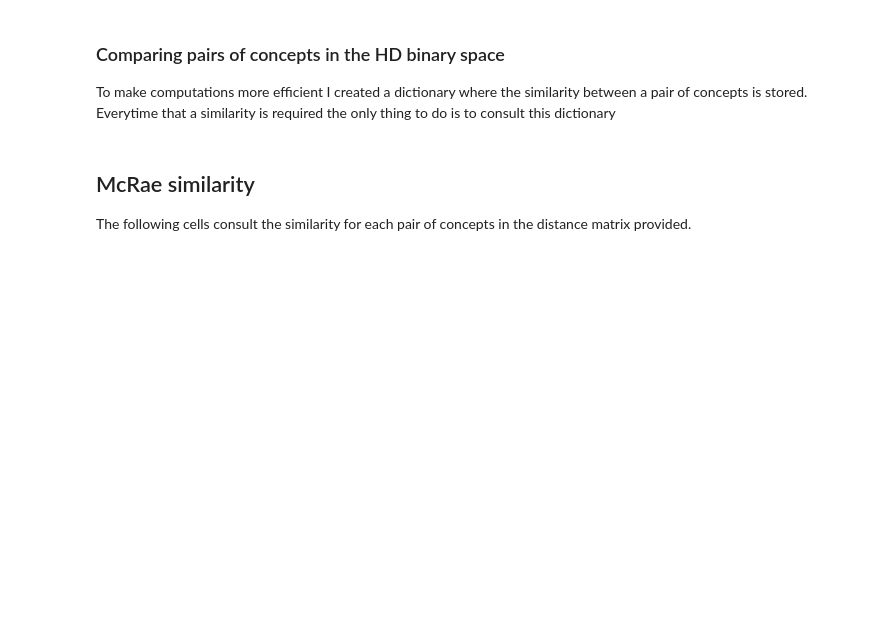
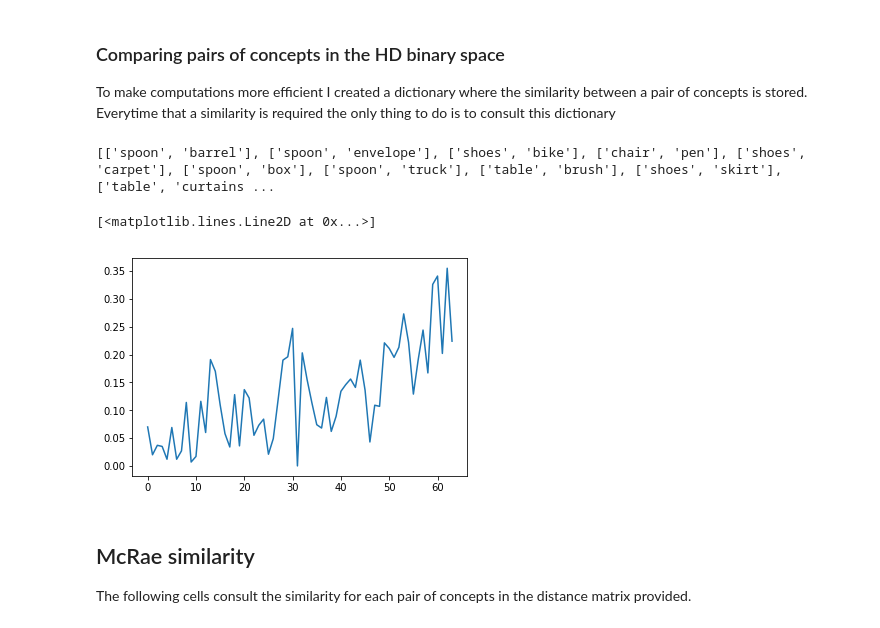
Before and after one commit to jobquiroz/VectorSymbolicArchitectures, a Jupyter notebook: CompareHumanData/ComparingSimilarity.ipynb, the cells around one changed output. Saved outputs shown, nothing was run; the diff lists cells and outputs as text; code cells hidden in the pictures; blank space fills up the shorter version.

```diff
--- a/CompareHumanData/ComparingSimilarity.ipynb
+++ b/CompareHumanData/ComparingSimilarity.ipynb
@@ -80,18 +90,24 @@ To make computations more efficient I created a dictionary where the similarity
 # %%
 # Distance vector
 HD_sim = []
+print PConcepts
 for cc in PConcepts:
+#    print cc
     HD_sim.append( HDvector.dist(Dict[cc[0]].getPointer(), Dict[cc[1]].getPointer()) )
 #Normalizing...
 HD_sim = map(lambda x: round(1. - x/float( max(HD_sim)) , 3), HD_sim)
 
 # Dictionary of distances
 Dict_HD = {}
 for key in range(len(HD_sim)):
     Dict_HD[key] = HD_sim[key]
 
 # Plotting
-# plt.plot(HD_sim)
+plt.plot(HD_sim)
+# %% [output]
+[['spoon', 'barrel'], ['spoon', 'envelope'], ['shoes', 'bike'], ['chair', 'pen'], ['shoes', 'carpet'], ['spoon', 'box'], ['spoon', 'truck'], ['table', 'brush'], ['shoes', 'skirt'], ['table', 'curtains ...
+[<matplotlib.lines.Line2D at 0x...>]
+[figure, added]
 # %% [markdown]
 ## McRae similarity
 
```
Also changed, not shown: parts of 7 cells of this notebook, 10 other files.
